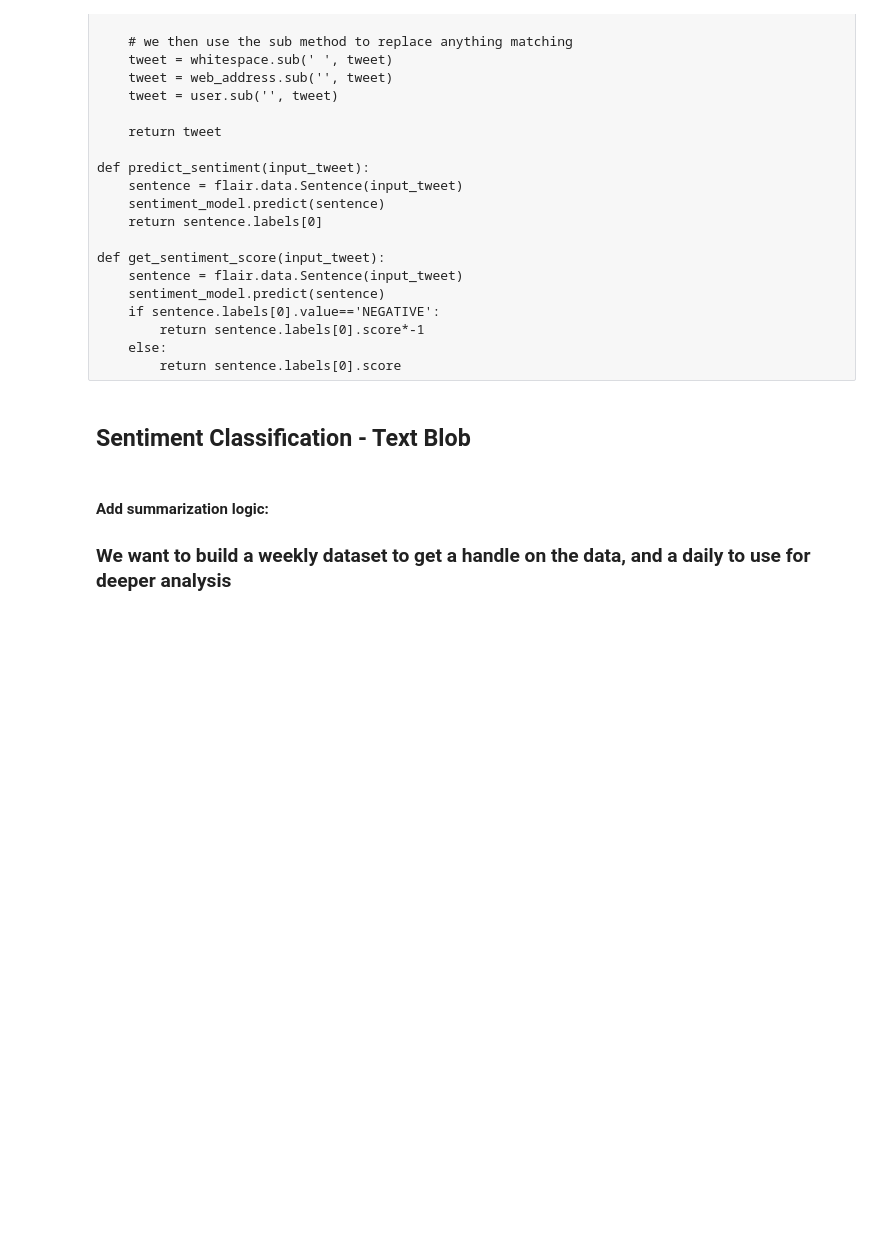
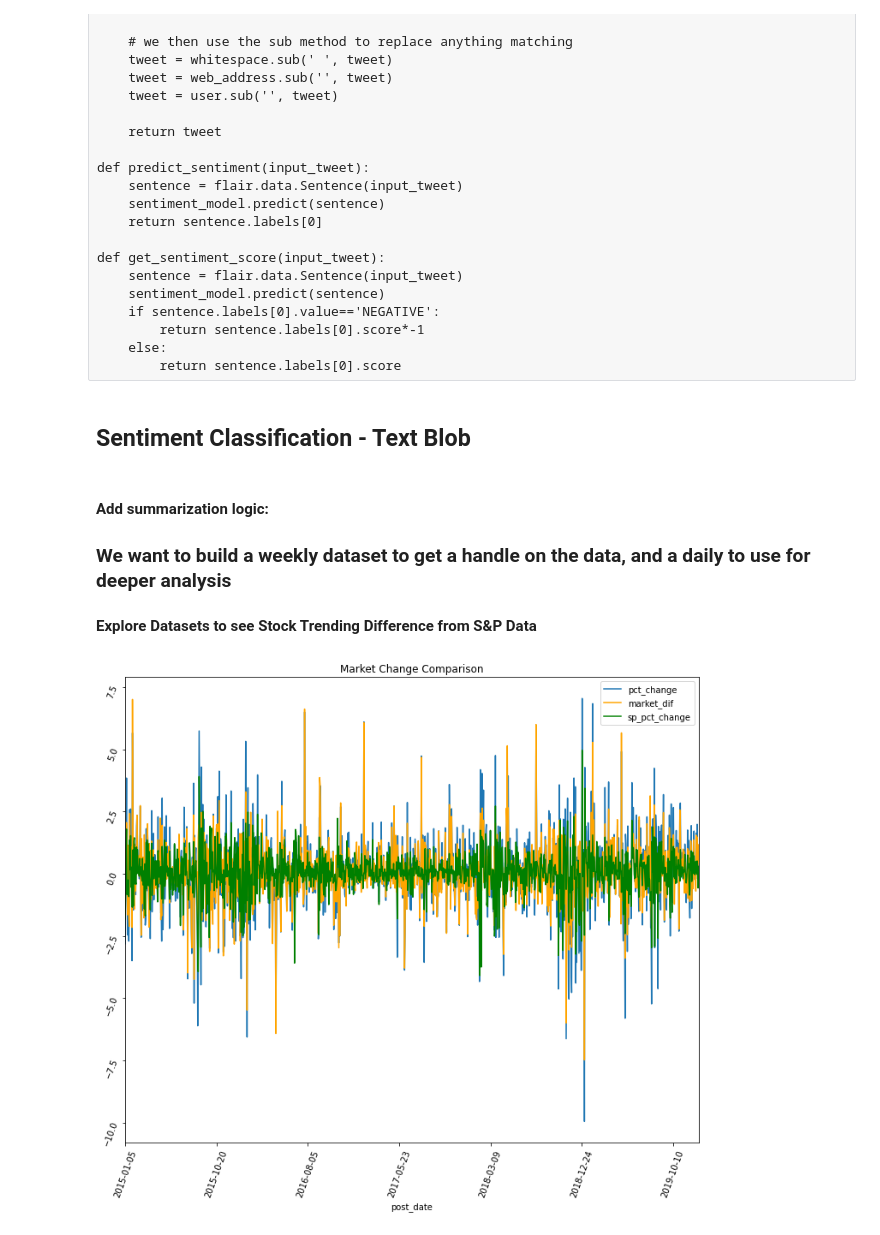
Before and after one commit to heatherpieszala/w207_final_project, a Jupyter notebook: w207_final_project/notebooks/Main_Data_Compilation.ipynb, the cells around one changed output. Drawn from its saved outputs; the diff is of its cells as text; code cells hidden in the pictures; blank space fills up the shorter version.

Commit message:
added S&P plots

```diff
--- a/w207_final_project/notebooks/Main_Data_Compilation.ipynb
+++ b/w207_final_project/notebooks/Main_Data_Compilation.ipynb
@@ -296,3 +289,5 @@ daily_df['sp_pct_change'] = daily_df.groupby('ticker_symbol')['sp_close'].pct_ch
 daily_df['ratio_pos'] = daily_df['positive'] / (daily_df['positive'] + daily_df['negative'])
 daily_df['ratio_neg'] = daily_df['negative'] / (daily_df['positive'] + daily_df['negative'])
 daily_df.dropna(inplace=True)
+# %% [markdown]
+<b>Explore Datasets to see Stock Trending Difference from S&P Data</b>
@@ -298,0 +297,23 @@ daily_df.dropna(inplace=True)
+# %%
+#path to src folder
+raw_src_directory = "/".join(cd.split("/")[:-1]) + "/src/data/"
+raw_src_directory = 'C:/Users/heath/Desktop/W207/w207_final_project/w207_final_project/src/data/'
+# %%
+sp_eval = pd.read_csv(raw_src_directory + 'daily_data_with_SP500.csv')
+# %%
+sp_eval['market_dif'] = sp_eval['pct_change']-sp_eval['sp_pct_change']
+# %%
+# gca stands for 'get current axis'
+plt.figure(figsize=(12,10))
+ax = plt.gca()
+
+sp_eval_cat = sp_eval[sp_eval.ticker_symbol==ticker]
+sp_eval_cat.plot(kind='line',x='post_date',y='pct_change',ax=ax)
+sp_eval_cat.plot(kind='line',x='post_date',y='market_dif', color='orange', ax=ax)
+sp_eval_cat.plot(kind='line',x='post_date',y='sp_pct_change', color='green', ax=ax)
+ax.tick_params(rotation=70)
+ax.set_title('Market Change Comparison')
+
+plt.show()
+# %% [output]
+[figure, added]
```
Also changed, not shown: parts of 8 cells of this notebook.
